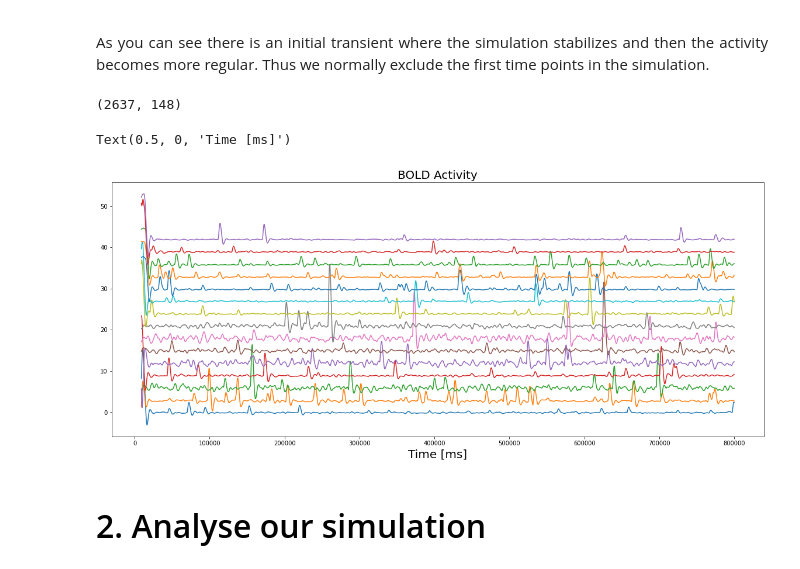
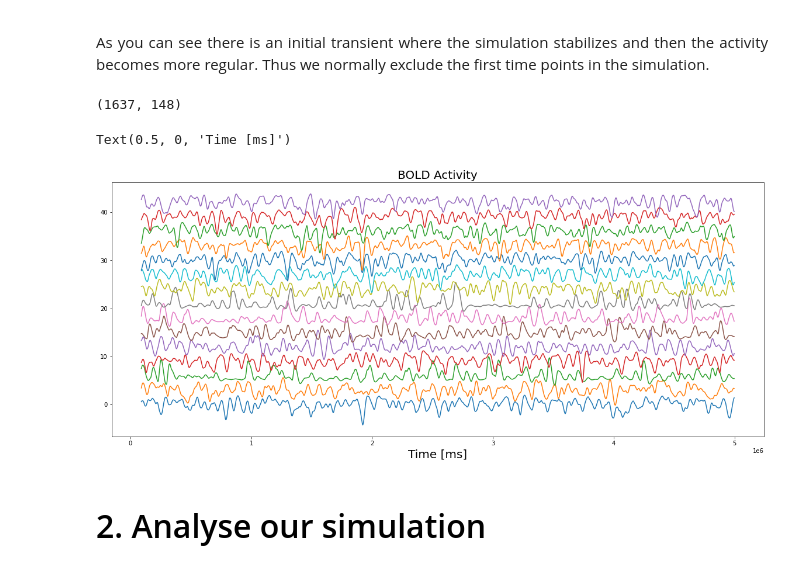
Before and after one commit to etienneguevel/etienne, a Jupyter notebook: notebooks/Hands-on.ipynb, the cells around one changed output. Saved outputs shown, nothing was run; the diff lists cells and outputs as text; code cells hidden in the pictures.

```diff
--- a/notebooks/Hands-on.ipynb
+++ b/notebooks/Hands-on.ipynb
@@ -147,7 +164,7 @@ mpr = models.MontbrioPazoRoxin(
 <p><div style="text-align: justify"><font size="4.5" face="time roman">It is a function that is used to join the local <b>Model</b> dynamics at distinct spatial locations over the connections described in <b>Connectivity</b>. Proper setting of the parameters for this function requires some knowledge of the properties of both the model being used and the structure through which it is connected. For our present purposes, we happen to know that for this configuration of parameters of TVB's <b>Generic2dOscillator</b> connected through TVB's default connectivity matrix, a linear function with a slope of 0.0075 is a reasonable thing to use.</font></div></p>
 # %%
 # Initialise a Coupling function.
-G = 0.63
+G = 0.62
 con_coupling = coupling.Scaling(a=np.r_[G])
 # %% [markdown]
 <p><div style="text-align: justify"><font size="5"face="arial" color="black">Integrator</font></h3>
@@ -163,7 +180,7 @@ seed=42                 #different  seeds generate different random noise sequen
 
 #heunint = integrators.HeunDeterministic(dt=dt)
 
-nsigma = 0.025         #standard deviation of the noise
+nsigma = 0.04         #standard deviation of the noise
 hiss = noise.Additive(nsig=np.array([nsigma,nsigma*2]),noise_seed=seed)
 heunint = integrators.HeunStochastic(dt=dt, noise=hiss)
 # %% [markdown]
@@ -195,7 +212,7 @@ mon_tavg = monitors.TemporalAverage(period=1./Tperiod)
 # %% [markdown]
 <p><div style="text-align: justify"><font size="4.5" face="time roman">The last step is to bring all these components together into a <b>Simulator</b> object. We then need to run the configure method, which basically just acts to calculate information necessary for the simulation that draws on specific combinations of the components.</font></div></p>
 # %%
-sim_len= 80000
+sim_len= 50000
 T_len=int(float(sim_len)/Tperiod)
 # %%
 # Initialise the Simulator.
@@ -273,23 +291,23 @@ r=r[remove_points:]
 Bperiod=300
 
 Tavg_time *= Tperiod
-Bold_time, Bold_data = simulation.tavg_to_bold(Tavg_time, Tavg_data, tavg_period=1., connectivity=sim.connectivity, svar=0, decimate=Bperiod)
+Bold_time, Bold_databis = simulation.tavg_to_bold(Tavg_time, Tavg_data, tavg_period=1., connectivity=sim.connectivity, svar=0, decimate=Bperiod)
 
-Bold_data      = Bold_data[int(remove_points/Bperiod):,0,:,0]
+Bold_databis      = Bold_databis[int(remove_points/Bperiod):,0,:,0]
 Bold_time      = Bold_time[int(remove_points/Bperiod):]
 # %%
-Bold_data.shape
+Bold_databis.shape
 # %% [output]
-(2637, 148)
+(1637, 148)
 # %%
 # Plot the temporally averaged time series
 fig2 = plt.figure(figsize=(20,8))
-plt.plot(Bold_time, stats.zscore(Bold_data[:, :15]) + 3*np.r_[:15])
+plt.plot(Bold_time, stats.zscore(Bold_databis[:, :15]) + 3*np.r_[:15])
 plt.title('BOLD Activity', fontsize=20)
 plt.xlabel('Time [ms]', fontsize=20)
 # %% [output]
 Text(0.5, 0, 'Time [ms]')
-[figure, old version]
+[figure, new version]
 # %% [markdown]
 <h1><font size="6"face="arial" color="black"> 2. Analyse our simulation</font></h1>
 # %% [markdown]
```
Also changed, not shown: parts of 10 cells of this notebook, 1 other file.
